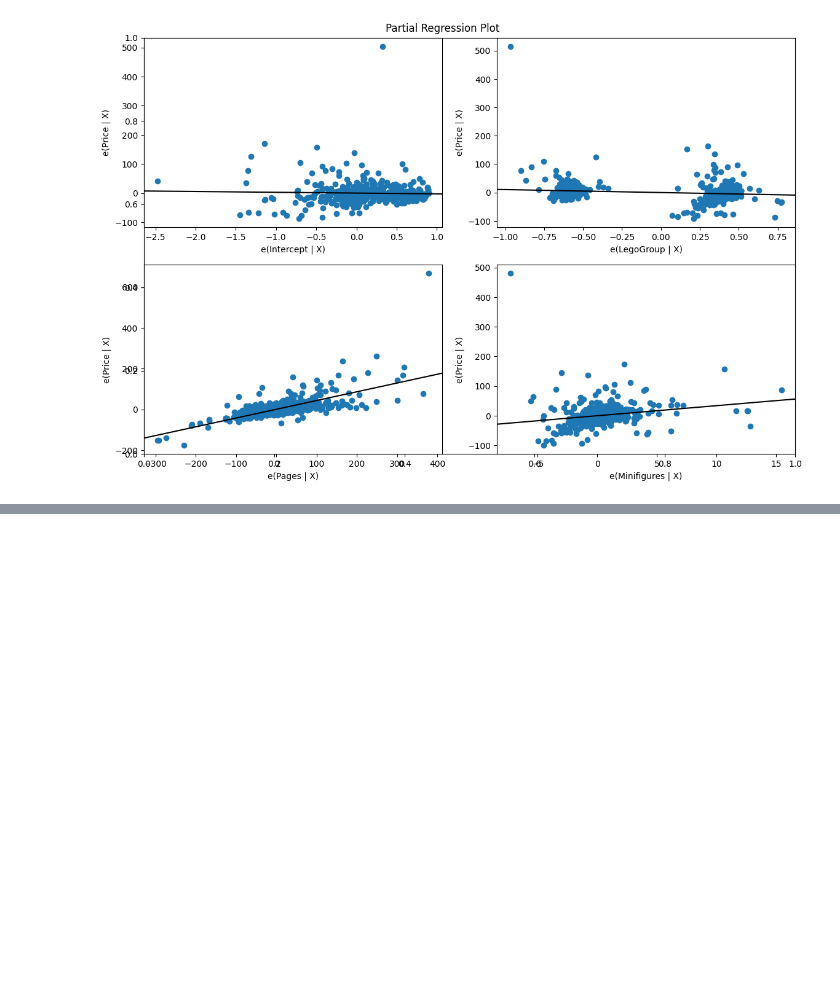
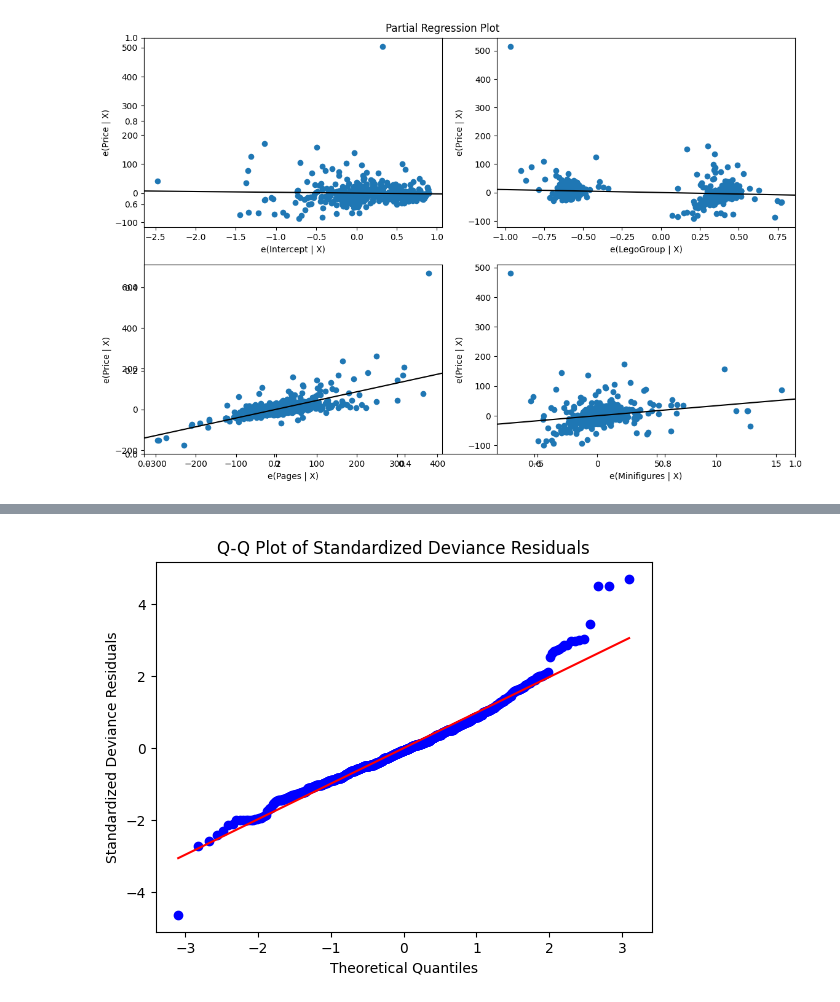
Before and after one commit to ViktorGrev/ISTT1003_Statistikk, a Jupyter notebook: src/viktor_test/oppg1_test.ipynb, the cells around one changed output, grey strips where cells are left out. Drawn from its saved outputs; the diff is of its cells as text; code cells hidden in the pictures; blank space fills up the shorter version.

```diff
--- a/src/viktor_test/oppg1_test.ipynb
+++ b/src/viktor_test/oppg1_test.ipynb
@@ -344,0 +364,13 @@ plt.show()
+# %%
+predictions = result.predict()
+
+# Generating Q-Q plot for residuals
+residuals = result.resid_deviance.copy()
+residuals = (residuals - residuals.mean()) / residuals.std()  # Standardizing residuals
+stats.probplot(residuals, dist="norm", plot=plt)
+plt.title('Q-Q Plot of Standardized Deviance Residuals')
+plt.xlabel('Theoretical Quantiles')
+plt.ylabel('Standardized Deviance Residuals')
+plt.show()
+# %% [output]
+[figure, added]
```
Also changed, not shown: parts of 11 cells of this notebook.
